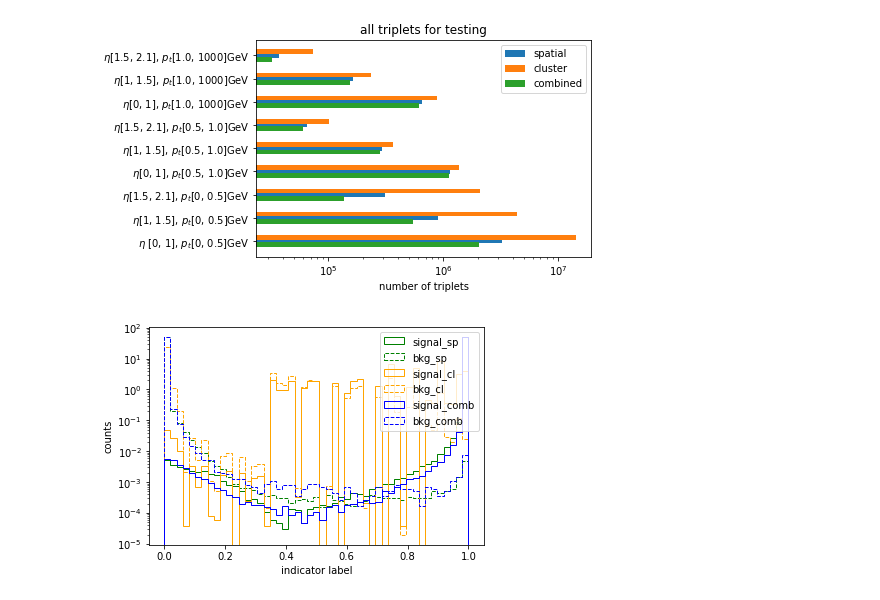
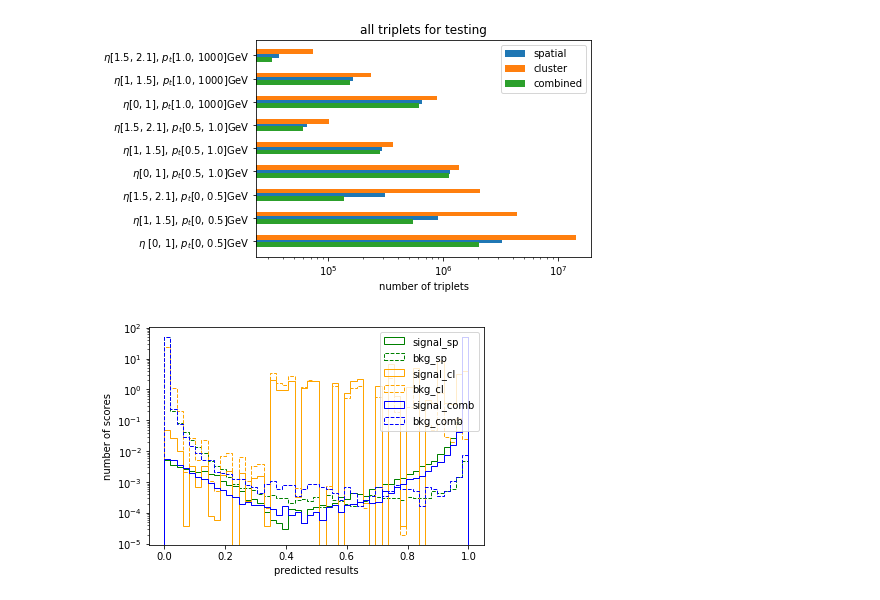
Before and after one commit to jason777777777/ATLAS, a Jupyter notebook: rresults/Result.ipynb, the cells around one changed output. Drawn from its saved outputs; the diff is of its cells as text; code cells hidden in the pictures.

```diff
--- a/rresults/Result.ipynb
+++ b/rresults/Result.ipynb
@@ -347,18 +345,18 @@ predictions_combined_bkg = np.array(predictions_combined_bkg)
 # %%
 bb = np.linspace(0, 1, 50)
 plt.hist(predictions_spatial_sig, histtype='step', color='green', label='signal_sp', density=True, bins = bb)
 plt.hist(predictions_spatial_bkg, histtype='step', color='green', linestyle='dashed', label='bkg_sp', density =True, bins = bb)
 plt.hist(predictions_cluster_sig, histtype='step', color='orange', label='signal_cl', density =True, bins = bb)
 plt.hist(predictions_cluster_bkg, histtype='step', color='orange', linestyle='dashed', label='bkg_cl', density =True, bins = bb)
 plt.hist(predictions_combined_sig, histtype='step', color='blue', label='signal_comb', density =True, bins = bb)
 plt.hist(predictions_combined_bkg, histtype='step', color='blue', linestyle='dashed', label='bkg_comb', density =True, bins = bb)
 plt.yscale('log')
-plt.xlabel('indicator label')
-plt.ylabel('counts')
+plt.xlabel('predicted results')
+plt.ylabel('number of scores')
 plt.legend()
 plt.savefig('prediction score distribution.pdf', bbox_inches='tight')
 # %% [output]
-[figure, old version]
+[figure, new version]
 # %%
 tpr_clasify, fpr_clasify = np.load('tpr_spatial.npy'), np.load('fpr_spatial.npy')
 tpr_clasify_c, fpr_clasify_c = np.load('tpr_cluster.npy'), np.load('fpr_cluster.npy')
```
Also changed, not shown: parts of 7 cells of this notebook, 10 other files.
